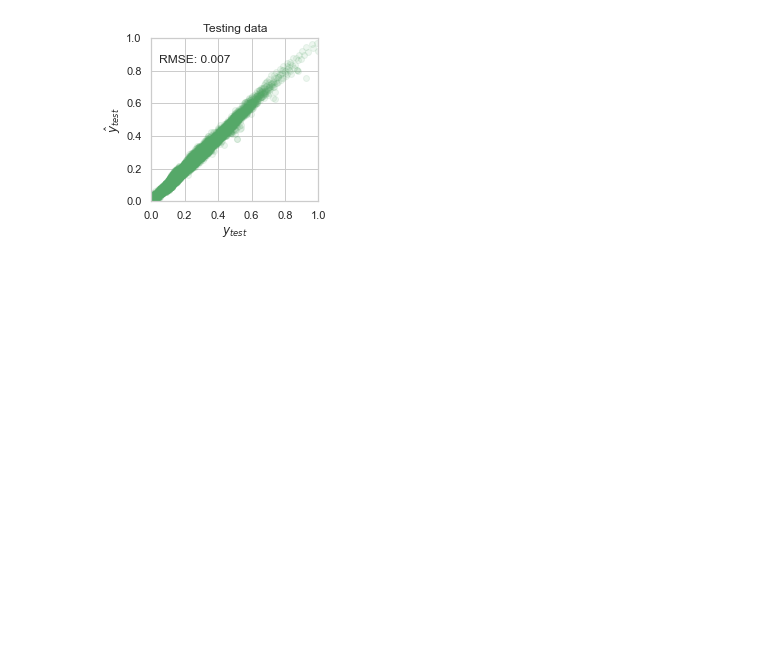
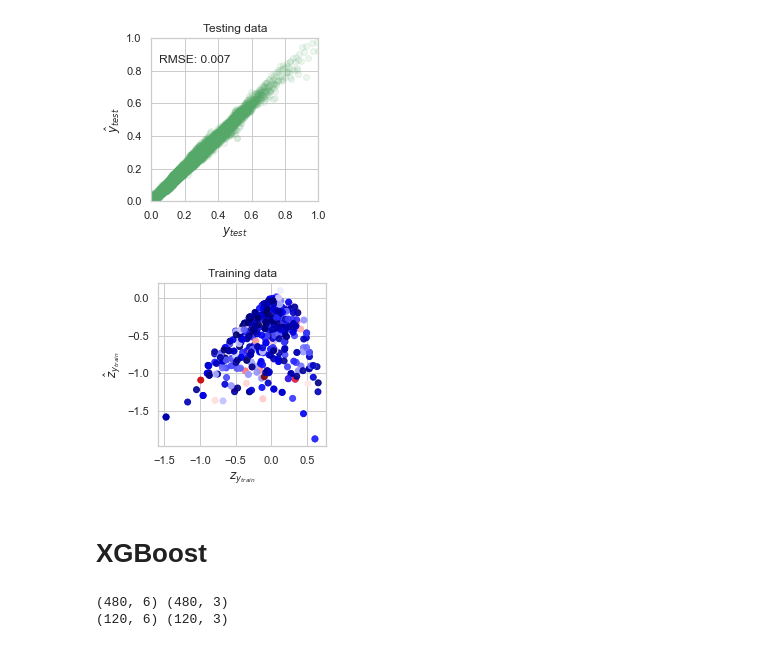
Before and after one commit to rsyamil/latent-space-xgboost, a Jupyter notebook: demo-trees.ipynb, the cells around one changed output. Drawn from its saved outputs; the diff is of its cells as text; code cells hidden in the pictures; blank space fills up the shorter version.

```diff
--- a/demo-trees.ipynb
+++ b/demo-trees.ipynb
@@ -17,7 +17,7 @@ import models
 import util
 # %%
 Bakken = dataloader.DataLoader(verbose=False)
-x_train, x_test, y_train, y_test = Bakken.get_data_split()
+x_train, x_test, y_train, y_test, y_cumm_train, y_cumm_test = Bakken.get_data_split()
 
-print(x_train.shape, x_test.shape, y_train.shape, y_test.shape)
+print(x_train.shape, x_test.shape, y_train.shape, y_test.shape, y_cumm_train.shape, y_cumm_test.shape)
 # %% [output]
@@ -103,13 +103,17 @@ def RMSE(data1, data2):
     return np.sqrt(np.mean((data1.flatten()-data2.flatten())**2)) /2
 
 #scatter plots for training and testing, color by field label
-def scatterPlot(data1, data2, xlabel, ylabel, title):
+def scatterPlot(data1, data2, xlabel, ylabel, title, limits=True, c=None):
     fig, ax = plt.subplots(figsize=(3, 3))
-    plt.scatter(data1, data2, c='g', alpha=0.1)
+    if c is None:
+        plt.scatter(data1, data2, c='g', alpha=0.1)
+    else:
+        plt.scatter(data1, data2, c=c, alpha=0.9, cmap="seismic")
     plt.xlabel(xlabel)
     plt.ylabel(ylabel)
-    plt.xlim([0, 1])
-    plt.ylim([0, 1])
+    if limits:
+        plt.xlim([0, 1])
+        plt.ylim([0, 1])
     plt.title(title)
     ax.annotate(f"RMSE: {RMSE(data1, data2):.3f}", xy=(0.8, 0.8),  xycoords='data',
             xytext=(0.05, 0.9), textcoords='axes fraction',
@@ -124,0 +127,14 @@ scatterPlot(y_test, y_test_hat, '$y_{test}$', '$\hat{y}_{test}$', 'Testing data'
+# %%
+#display latent space with cumm production
+scatterPlot(z_y_train_hat[:, 0], z_y_train_hat[:, 1], '$z_{y_{train}}$', '$\hat{z}_{y_{train}}$', 'Training data', limits=False, c=y_cumm_train)
+# %% [output]
+[figure, added]
+# %% [markdown]
+# XGBoost
+# %%
+#data
+print(x_train.shape, z_y_train_hat.shape)
+print(x_test.shape, z_y_test_hat.shape)
+# %% [output]
+(480, 6) (480, 3)
+(120, 6) (120, 3)
```
Also changed, not shown: parts of 2 cells of this notebook, 1 other file.
